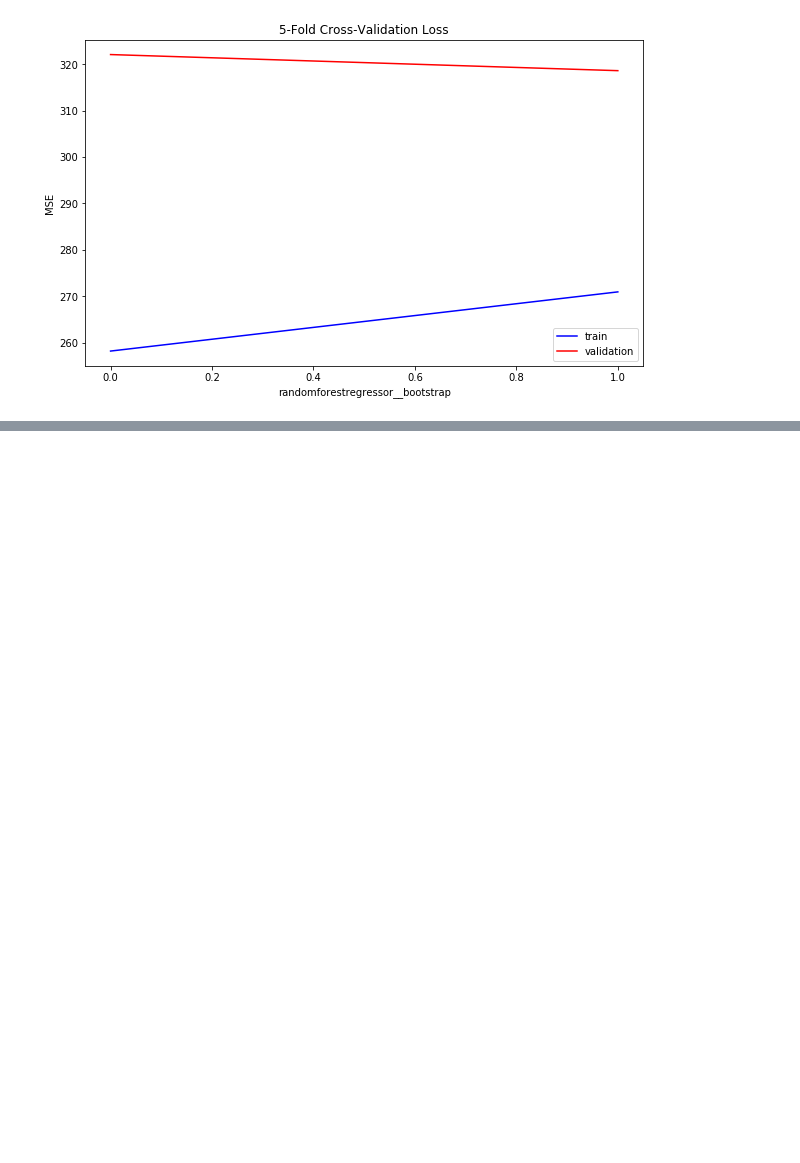
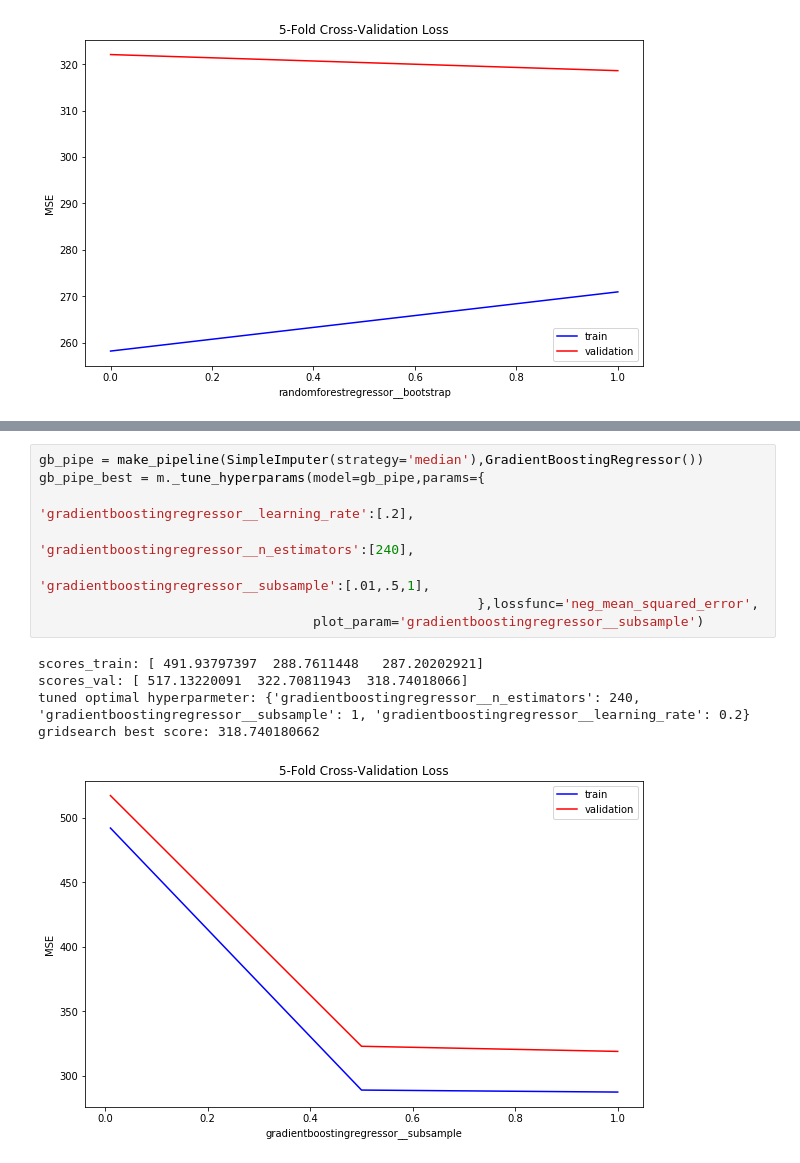
Before and after one commit to JeffreyTsaiProjects/SalaryPrediction, a Jupyter notebook: TuneEstimators.ipynb, the cells around one changed output, grey strips where cells are left out. Saved outputs shown, nothing was run; the diff lists cells and outputs as text; blank space fills up the shorter version.

```diff
--- a/TuneEstimators.ipynb
+++ b/TuneEstimators.ipynb
@@ -364,0 +407,14 @@ gridsearch best score: 318.609649411
+# %%
+gb_pipe = make_pipeline(SimpleImputer(strategy='median'),GradientBoostingRegressor())
+gb_pipe_best = m._tune_hyperparams(model=gb_pipe,params={
+                                                         'gradientboostingregressor__learning_rate':[.2],
+                                                         'gradientboostingregressor__n_estimators':[240],
+                                                         'gradientboostingregressor__subsample':[.01,.5,1],
+                                                        },lossfunc='neg_mean_squared_error',
+                                   plot_param='gradientboostingregressor__subsample')
+# %% [output]
+scores_train: [ 491.93797397  288.7611448   287.20202921]
+scores_val: [ 517.13220091  322.70811943  318.74018066]
+tuned optimal hyperparmeter: {'gradientboostingregressor__n_estimators': 240, 'gradientboostingregressor__subsample': 1, 'gradientboostingregressor__learning_rate': 0.2}
+gridsearch best score: 318.740180662
+[figure, added]
```
Also changed, not shown: parts of 25 cells of this notebook.
